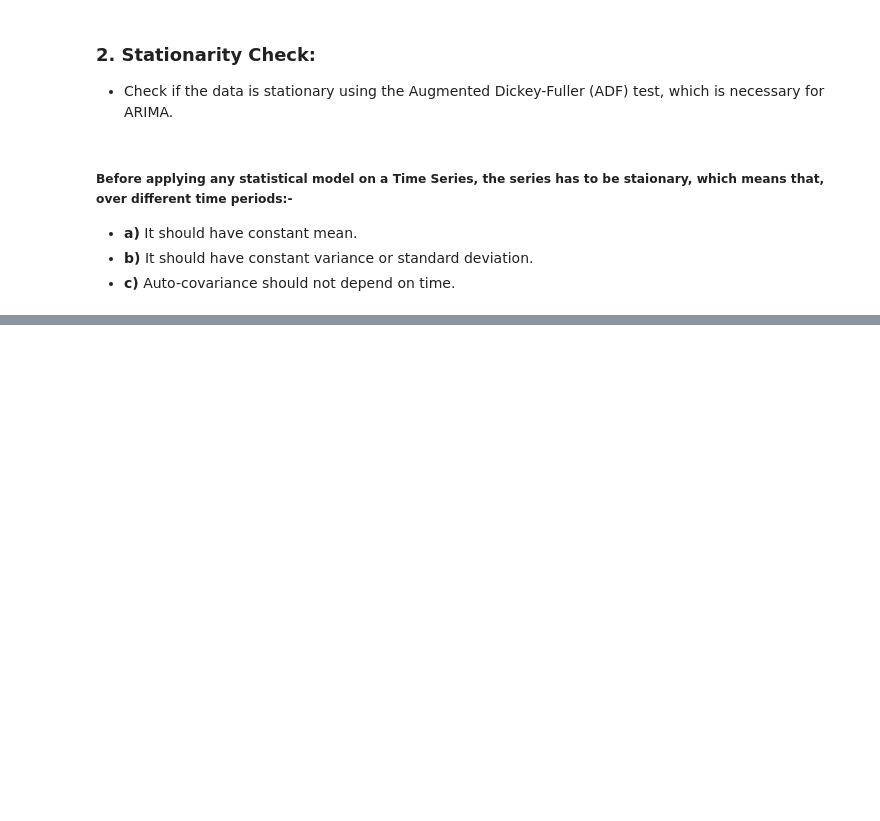
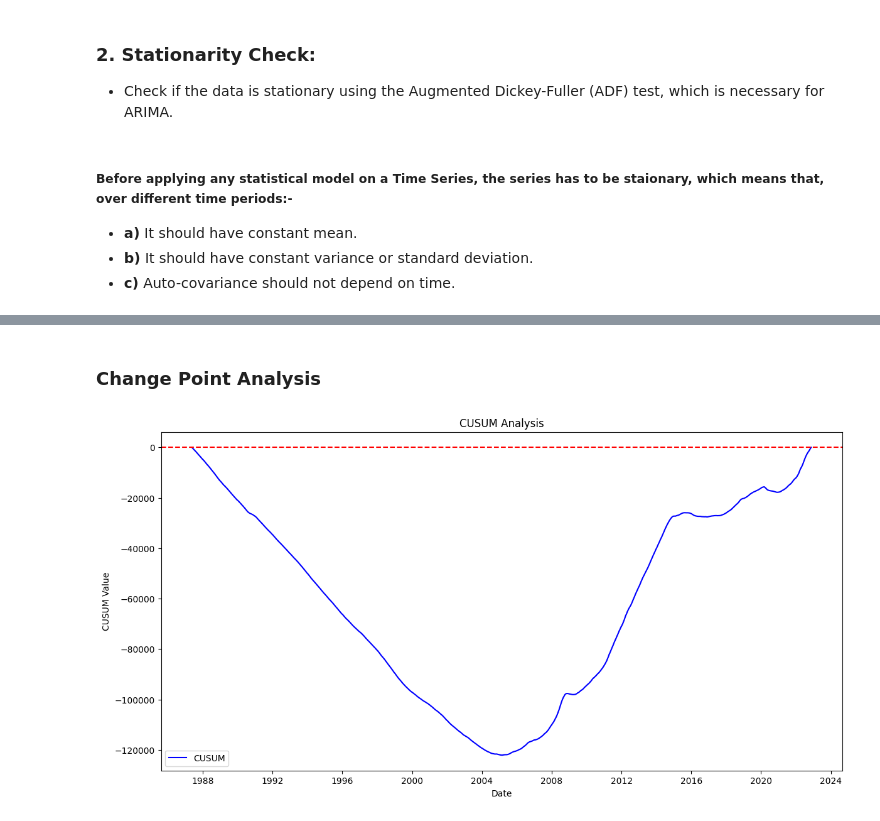
Before and after one commit to GetieBalew24/BrentOil-PriceModeling, a Jupyter notebook: notebooks/oil_price_EDA.ipynb, the cells around one changed output, grey strips where cells are left out. Saved outputs shown, nothing was run; the diff lists cells and outputs as text; code cells hidden in the pictures; blank space fills up the shorter version.

Commit message:
Add CUSUM and change point analysis for price trends

```diff
--- a/notebooks/oil_price_EDA.ipynb
+++ b/notebooks/oil_price_EDA.ipynb
@@ -119 +119,8 @@ processor.check_stationarity()
 [figure]
+# %% [markdown]
+### Change Point Analysis
+# %%
+# Call CUSUM Method
+processor.plot_cusum()
+# %% [output]
+[figure, added]
```
Also changed, not shown: parts of 9 cells of this notebook, 1 other file.
